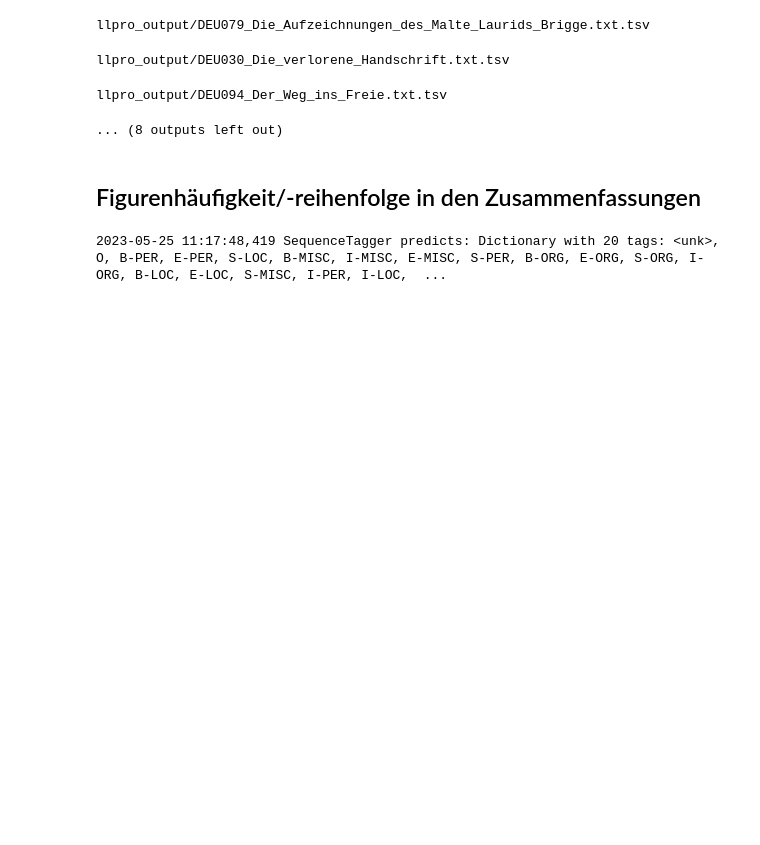
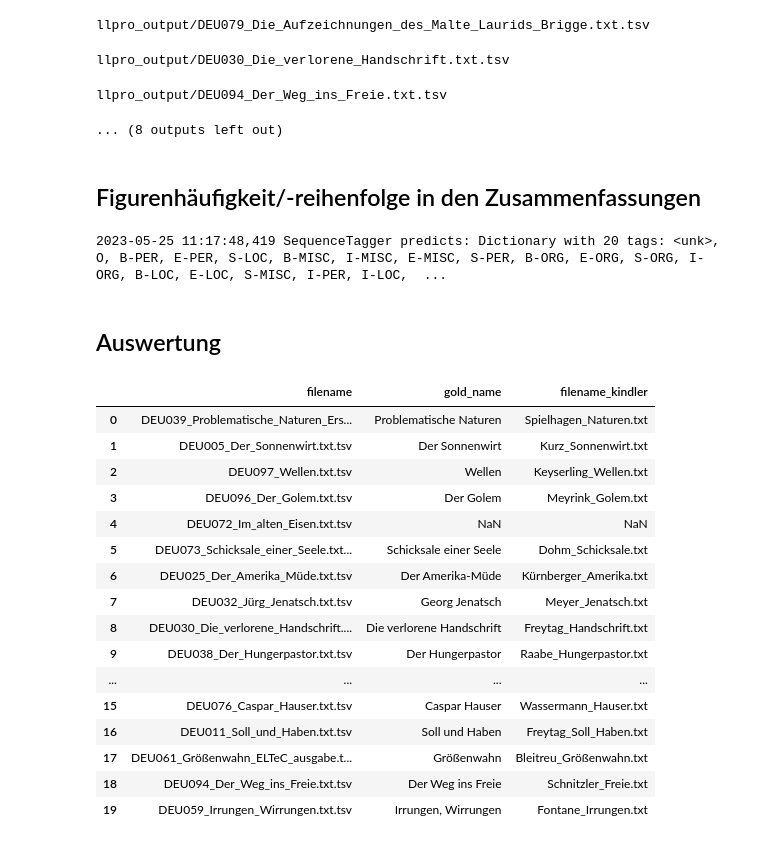
Before and after one commit to aehrm/seminar_cls_2023, a Jupyter notebook: 03_LLpro_Figuren.ipynb, the cells around one changed output. Cells and saved outputs as stored; diff of their text form; code cells hidden in the pictures; blank space fills up the shorter version.

```diff
--- a/03_LLpro_Figuren.ipynb
+++ b/03_LLpro_Figuren.ipynb
@@ -125,0 +130,2 @@ for file in tqdm(summaries):
+# %% [markdown]
+## Auswertung
@@ -125,0 +136,21 @@ for file in tqdm(summaries):
+# %%
+text_mapping = pandas.read_csv('mapping.csv')
+text_mapping
+# %% [output]
+|  | filename | gold_name | filename_kindler |
+| 0 | DEU039_Problematische_Naturen_Ers... | Problematische Naturen | Spielhagen_Naturen.txt |
+| 1 | DEU005_Der_Sonnenwirt.txt.tsv | Der Sonnenwirt | Kurz_Sonnenwirt.txt |
+| 2 | DEU097_Wellen.txt.tsv | Wellen | Keyserling_Wellen.txt |
+| 3 | DEU096_Der_Golem.txt.tsv | Der Golem | Meyrink_Golem.txt |
+| 4 | DEU072_Im_alten_Eisen.txt.tsv | NaN | NaN |
+| 5 | DEU073_Schicksale_einer_Seele.txt... | Schicksale einer Seele | Dohm_Schicksale.txt |
+| 6 | DEU025_Der_Amerika_Müde.txt.tsv | Der Amerika-Müde | Kürnberger_Amerika.txt |
+| 7 | DEU032_Jürg_Jenatsch.txt.tsv | Georg Jenatsch | Meyer_Jenatsch.txt |
+| 8 | DEU030_Die_verlorene_Handschrift.... | Die verlorene Handschrift | Freytag_Handschrift.txt |
+| 9 | DEU038_Der_Hungerpastor.txt.tsv | Der Hungerpastor | Raabe_Hungerpastor.txt |
+| ... | ... | ... | ... |
+| 15 | DEU076_Caspar_Hauser.txt.tsv | Caspar Hauser | Wassermann_Hauser.txt |
+| 16 | DEU011_Soll_und_Haben.txt.tsv | Soll und Haben | Freytag_Soll_Haben.txt |
+| 17 | DEU061_Größenwahn_ELTeC_ausgabe.t... | Größenwahn | Bleitreu_Größenwahn.txt |
+| 18 | DEU094_Der_Weg_ins_Freie.txt.tsv | Der Weg ins Freie | Schnitzler_Freie.txt |
+| 19 | DEU059_Irrungen_Wirrungen.txt.tsv | Irrungen, Wirrungen | Fontane_Irrungen.txt |
```
Also changed, not shown: parts of 6 cells of this notebook, 2 other files.
